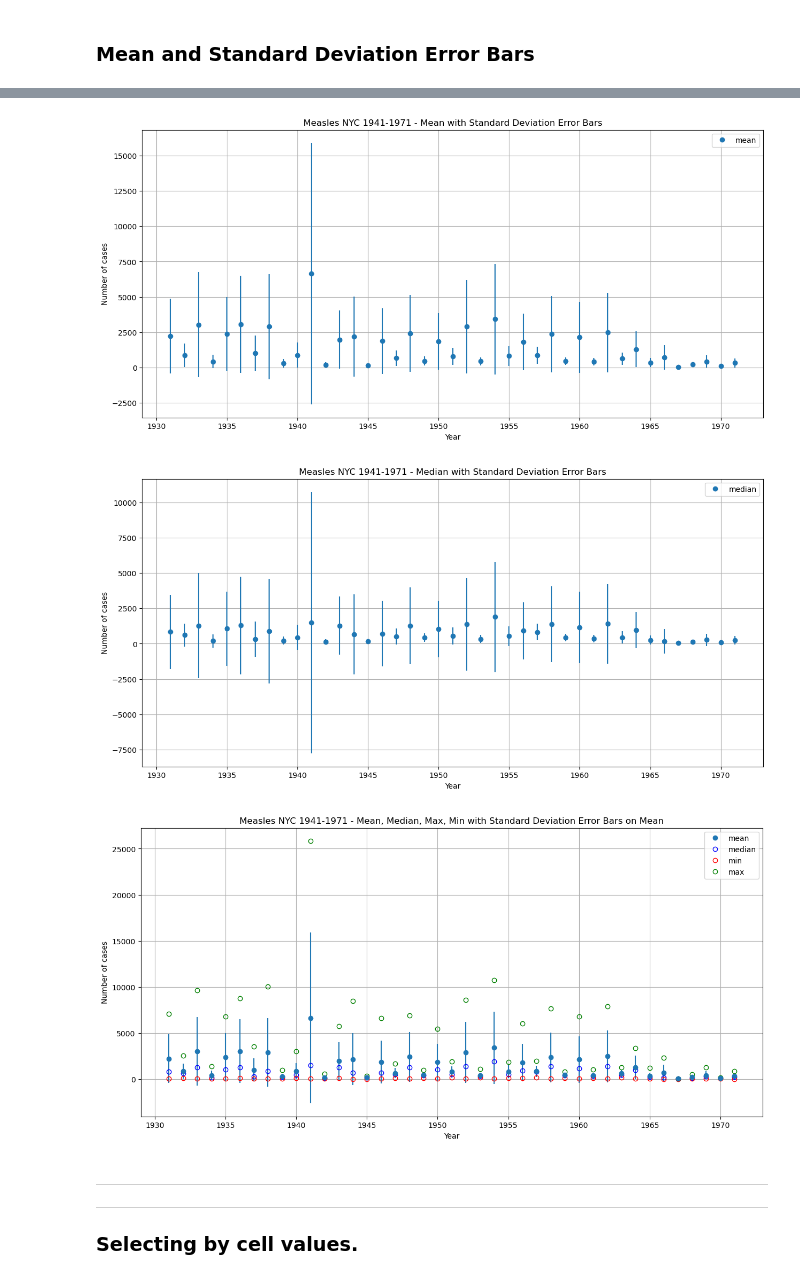
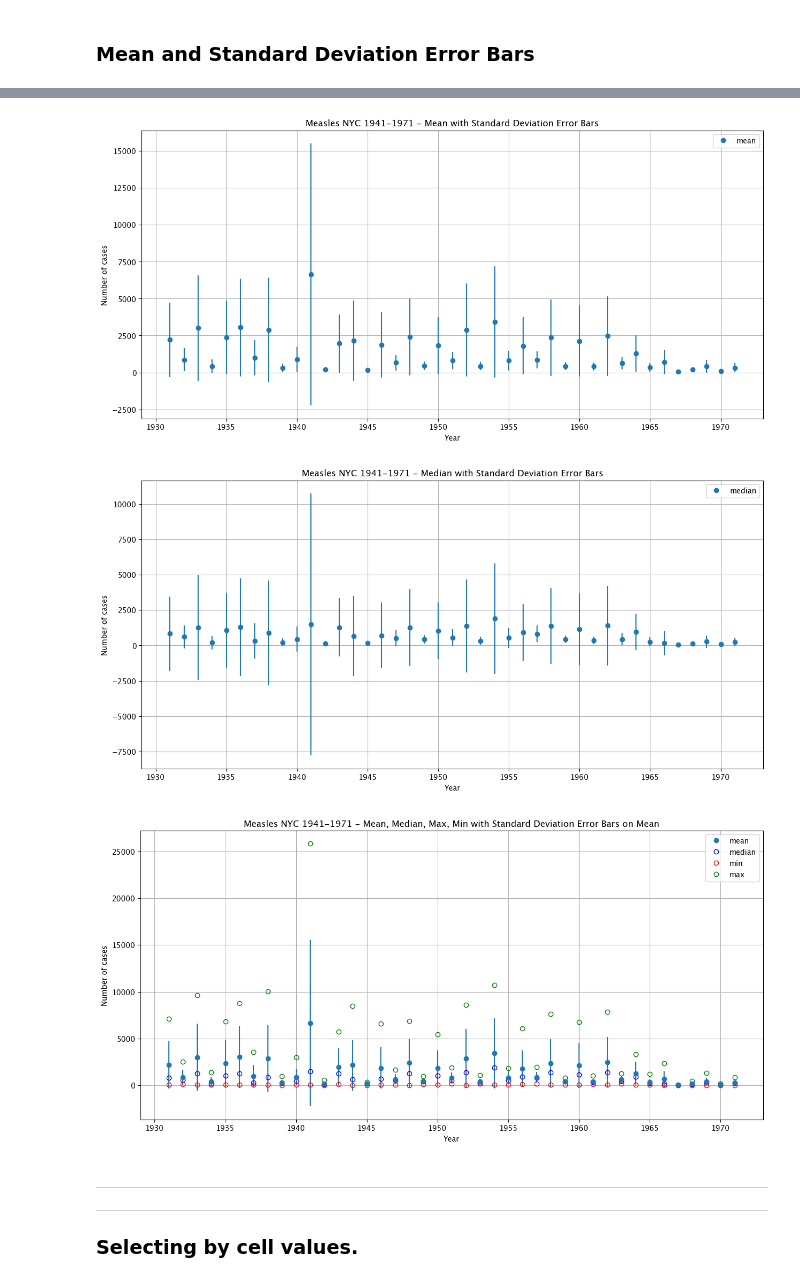
Before and after one commit to TeacherTalley/SummerSTEMUCA, a Jupyter notebook: Lecture 2 - Graphing Data.ipynb, the cells around one changed output, grey strips where cells are left out. Saved outputs shown, nothing was run; the diff lists cells and outputs as text; code cells hidden in the pictures.

```diff
--- a/Lecture 2 - Graphing Data.ipynb
+++ b/Lecture 2 - Graphing Data.ipynb
@@ -962,6 +966,7 @@ measles
 # %%
 measles_summary = pd.DataFrame({'mean': measles.mean(axis='columns'),
-                                'std': measles.std(axis='columns'),
+                                'pop_std': measles.std(axis='columns', ddof=0),
+                                'sample_std': measles.std(axis='columns', ddof=1),
                                 'median': measles.median(axis='columns'),
                                 'min': measles.min(axis='columns'),
                                 'max': measles.max(axis='columns')
@@ -1009,25 +1014,25 @@ ax = measles_summary.plot(kind=graphtype,
 # %%
 graphtype='line'
 graphtitle = f'Measles NYC 1941-1971 - Mean with Standard Deviation Error Bars'
 
 figsize = (15, 7)
 
 xlabel = 'Year'
 ylabel = 'Number of cases'
 
 ax = measles_summary.plot(kind=graphtype,
                           title=graphtitle,
                           grid=True,
                           xlabel=xlabel,
                           ylabel=ylabel,
                           marker='o',
                           linestyle='',
                           y='mean',
-                          yerr='std',
+                          yerr='pop_std',
                           figsize=figsize
                          )
 # %% [output]
-[figure, old version]
+[figure, new version]
 # %%
 graphtype='line'
 graphtitle = f'Measles NYC 1941-1971 - Median with Standard Deviation Error Bars'
@@ -1045,11 +1050,11 @@ ax = measles_summary.plot(kind=graphtype,
                           marker='o',
                           linestyle='',
                           y='median',
-                          yerr='std',
+                          yerr='sample_std',
                           figsize=figsize
                          )
 # %% [output]
-[figure, old version]
+[figure, new version]
 # %%
 graphtype='line'
 graphtitle = f'Measles NYC 1941-1971 - Mean, Median, Max, Min with Standard Deviation Error Bars on Mean'
@@ -1067,7 +1072,7 @@ ax = measles_summary.plot(kind=graphtype,
                           marker='o',
                           linestyle='',
                           y='mean',
-                          yerr='std',
+                          yerr='pop_std',
                           figsize=figsize
                          )
 
@@ -1113,7 +1118,7 @@ ax = measles_summary.plot(kind=graphtype,
                           ax=ax
                          )
 # %% [output]
-[figure, old version]
+[figure, new version]
 # %% [markdown]
 ---
 ---
```
Also changed, not shown: parts of 20 cells of this notebook, 1 other file.
